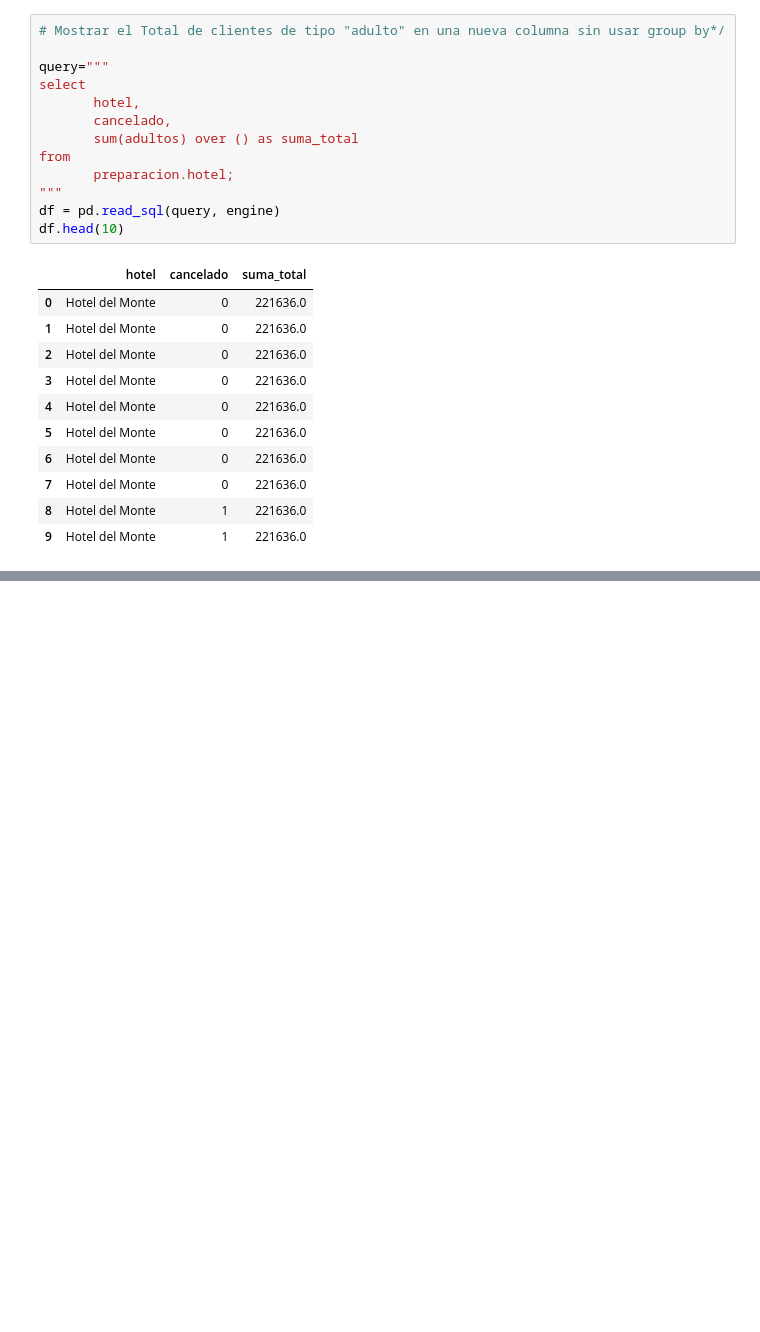
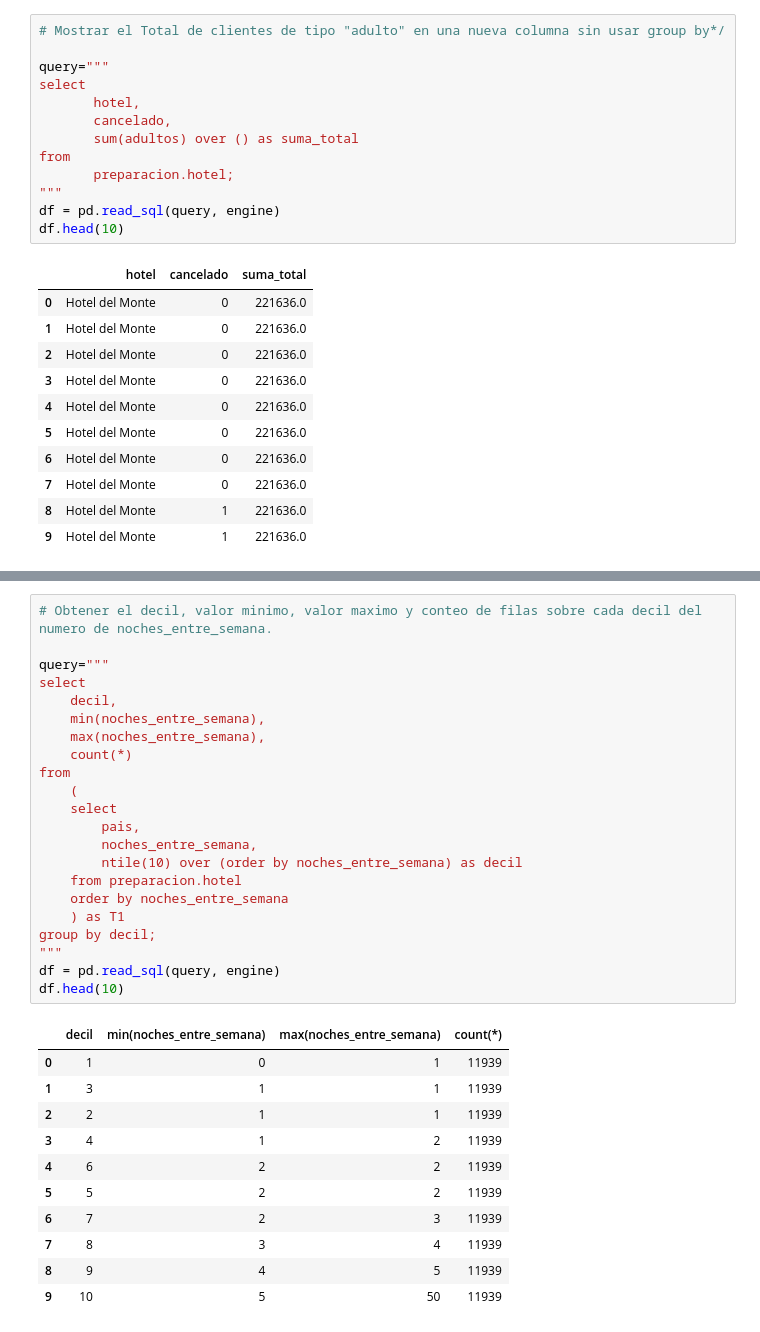
Before and after one commit to user14721068/SQL-para-Analisis-de-Datos, a Jupyter notebook: 2.-Preparación de datos.ipynb, the cells around one changed output, grey strips where cells are left out. Cells and saved outputs as stored; diff of their text form; blank space fills up the shorter version.

```diff
--- a/2.-Preparación de datos.ipynb
+++ b/2.-Preparación de datos.ipynb
@@ -476,0 +585,34 @@ df.head(10)
+# %%
+# Obtener el decil, valor minimo, valor maximo y conteo de filas sobre cada decil del numero de noches_entre_semana.
+
+query="""
+select
+    decil,
+    min(noches_entre_semana),
+    max(noches_entre_semana),
+    count(*)
+from
+    (
+    select
+        pais,
+        noches_entre_semana,
+        ntile(10) over (order by noches_entre_semana) as decil
+    from preparacion.hotel
+    order by noches_entre_semana
+    ) as T1
+group by decil;
+"""
+df = pd.read_sql(query, engine)
+df.head(10)
+# %% [output]
+|  | decil | min(noches_entre_semana) | max(noches_entre_semana) | count(*) |
+| 0 | 1 | 0 | 1 | 11939 |
+| 1 | 3 | 1 | 1 | 11939 |
+| 2 | 2 | 1 | 1 | 11939 |
+| 3 | 4 | 1 | 2 | 11939 |
+| 4 | 6 | 2 | 2 | 11939 |
+| 5 | 5 | 2 | 2 | 11939 |
+| 6 | 7 | 2 | 3 | 11939 |
+| 7 | 8 | 3 | 4 | 11939 |
+| 8 | 9 | 4 | 5 | 11939 |
+| 9 | 10 | 5 | 50 | 11939 |
```
Also changed, not shown: parts of 13 cells of this notebook.
